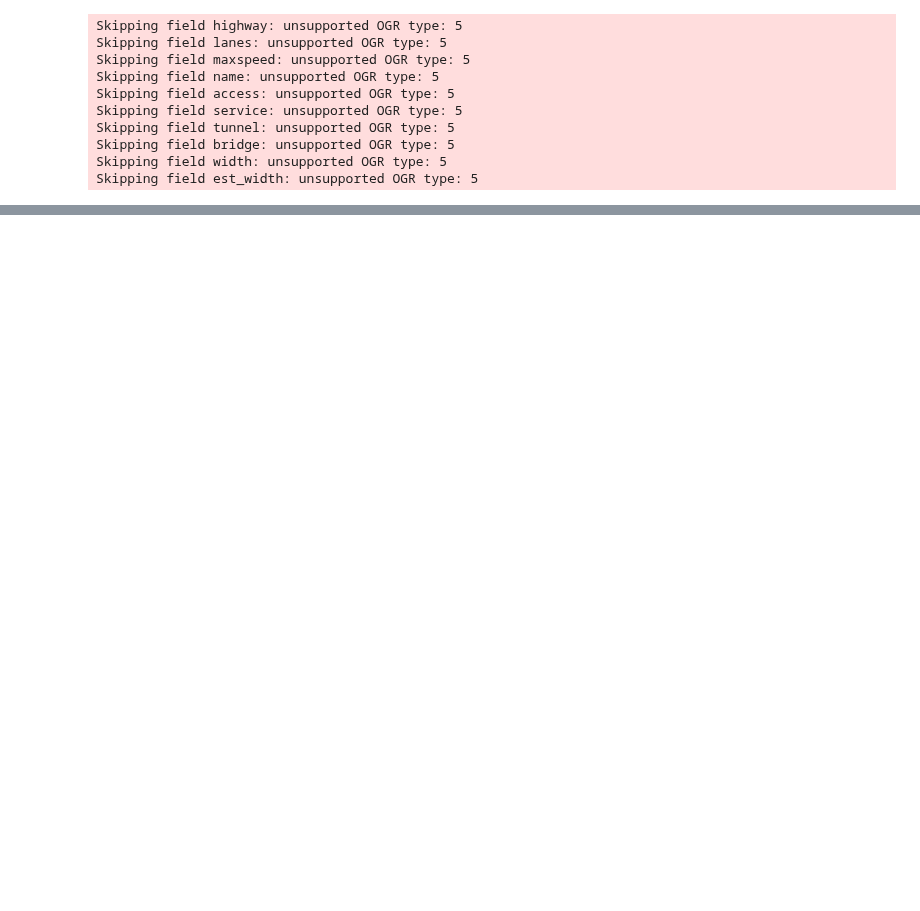
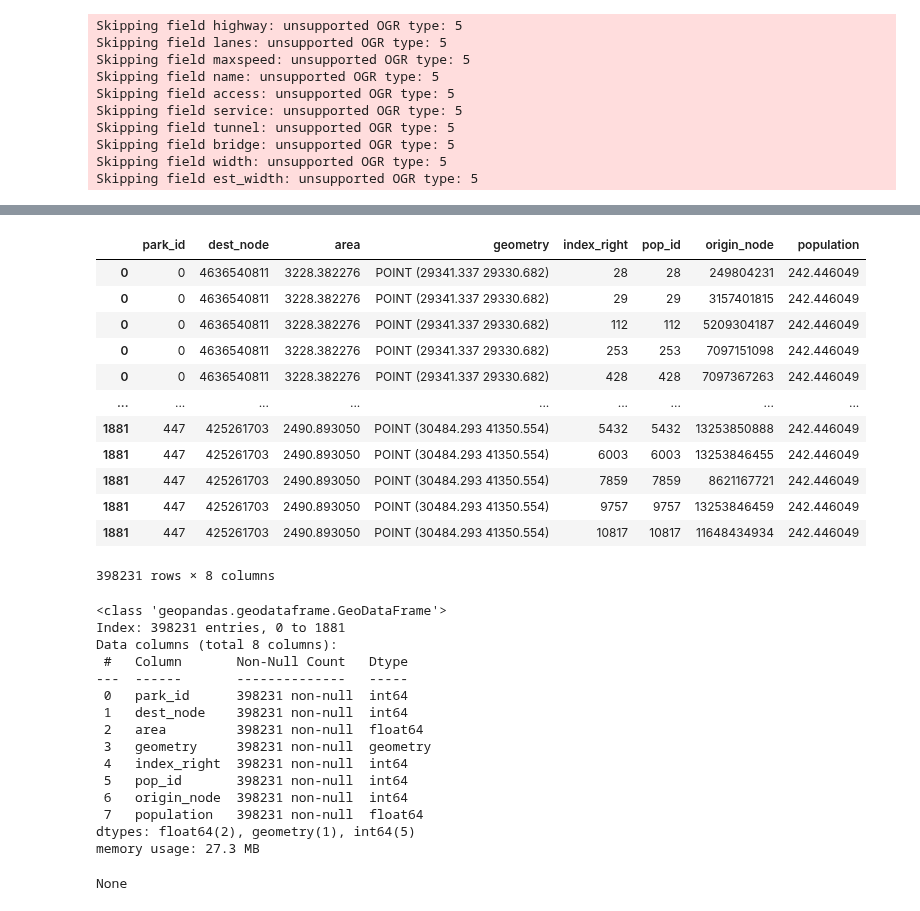
Before and after one commit to ziqiqiiii/Spatial_Equity_Analysis, a Jupyter notebook: notebooks/02_Network_Analysis.ipynb, the cells around one changed output, grey strips where cells are left out. Saved outputs shown, nothing was run; the diff lists cells and outputs as text; code cells hidden in the pictures; blank space fills up the shorter version.

Commit message:
chore - check for hdb_parks pairs

```diff
--- a/notebooks/02_Network_Analysis.ipynb
+++ b/notebooks/02_Network_Analysis.ipynb
@@ -56,12 +73,15 @@ park_connector = gpd.read_file(park_connector_file_path)
 cycling_paths = gpd.read_file(cycling_paths_file_path)
 # %%
 planning_area = planning_area.to_crs(CRS_PROJ)
-subzone = subzone.to_crs(CRS_PROJ)
 sport_facilities = sport_facilities.to_crs(CRS_PROJ)
 park_connector = park_connector.to_crs(CRS_PROJ)
 parks = parks.to_crs(CRS_PROJ)
 cycling_paths = cycling_paths.to_crs(CRS_PROJ)
 hdb = hdb.to_crs(CRS_PROJ)
+
+G_nodes_proj = G_nodes_proj.to_crs(CRS_PROJ)
+G_edges_proj = G_edges_proj.to_crs(CRS_PROJ)
+edges = G_edges_proj.union_all()
 # %%
 def facility_preprocessing(gdf_facilities):
     """
@@ -101,7 +121,15 @@ def population_preprocessing(gdf_pop):
 
     return gdf_pop
 # %%
-def _get_nearest_nodes(gdf, G_proj, geometry, column_name = 'node_id'):
-    gdf = ox.nearest_nodes(G_proj, geometry.x, geometry.y)
-    gdf_pop[column_name] = pop_nodes
+def assign_network_nodes(gdf, G_proj, column_name):
+    """
+    Snaps points in a GeoDataFrame to the nearest nodes in the graph.
+    Works for any point-based GDF (Population, Parks, Gyms).
+    """
+    # Ensure we are working with points (e.g. use centroids for polygons)
+    geom = gdf.geometry.centroid if any(gdf.geom_type != 'Point') else gdf.geometry
+
+    nodes = ox.nearest_nodes(G_proj, geom.x, geom.y)
+    gdf[column_name] = nodes
+    return gdf
 # %%
@@ -256,5 +266,18 @@ sport_facilities.head()
 # %%
 # 3. Calculate Network Distances (The Slow Part)
-df_od_pairs = get_network_distances(hdb, sport_facilities, G_proj)
+# df_od_pairs = get_network_distances(hdb, sport_facilities, G_proj)
+
+
+# 1. Assign Nodes
+hdb = assign_network_nodes(hdb, G_proj, 'origin_node')
+# sport_facilities = assign_network_nodes(sport_facilities, G_proj, 'dest_node')
+
+# # 2. Pre-filter (The updated function now carries 'origin_node' through)
+# pairs = filter_pairs_by_buffer(hdb, sport_facilities, demand_id='pop_id', supply_id='facility_id')
+
+# # 3. Calculate Network Distances
+# df_od_pairs = calculate_batch_distances( pairs, G_proj, threshold=DISTANCE_THRESHOLD)
+
+# display(df_od_pairs.head())
 # %%
 # 4. Compute Score
@@ -403,3 +389,3 @@ final_map.plot(column='2sfca_score', legend=True, cmap='viridis', figsize=(10, 1
 # %%
-# green_access = parks_preprocessing(parks)
-# green_access.head()
+green_access = parks_preprocessing(parks)
+green_access.head()
@@ -407,0 +436,36 @@ final_map.plot(column='2sfca_score', legend=True, cmap='viridis', figsize=(10, 1
+# %%
+green_access = assign_network_nodes(green_access, G_proj, 'dest_node')
+pairs = filter_pairs_by_buffer(hdb, green_access, demand_id='pop_id', supply_id='park_id', supply_weight='area')
+
+display(pairs)
+display(pairs.info())
+# %% [output]
+|  | park_id | dest_node | area | geometry | index_right | pop_id | origin_node | population |
+| 0 | 0 | 4636540811 | 3228.382276 | POINT (29341.337 29330.682) | 28 | 28 | 249804231 | 242.446049 |
+| 0 | 0 | 4636540811 | 3228.382276 | POINT (29341.337 29330.682) | 29 | 29 | 3157401815 | 242.446049 |
+| 0 | 0 | 4636540811 | 3228.382276 | POINT (29341.337 29330.682) | 112 | 112 | 5209304187 | 242.446049 |
+| 0 | 0 | 4636540811 | 3228.382276 | POINT (29341.337 29330.682) | 253 | 253 | 7097151098 | 242.446049 |
+| 0 | 0 | 4636540811 | 3228.382276 | POINT (29341.337 29330.682) | 428 | 428 | 7097367263 | 242.446049 |
+| ... | ... | ... | ... | ... | ... | ... | ... | ... |
+| 1881 | 447 | 425261703 | 2490.893050 | POINT (30484.293 41350.554) | 5432 | 5432 | 13253850888 | 242.446049 |
+| 1881 | 447 | 425261703 | 2490.893050 | POINT (30484.293 41350.554) | 6003 | 6003 | 13253846455 | 242.446049 |
+| 1881 | 447 | 425261703 | 2490.893050 | POINT (30484.293 41350.554) | 7859 | 7859 | 8621167721 | 242.446049 |
+| 1881 | 447 | 425261703 | 2490.893050 | POINT (30484.293 41350.554) | 9757 | 9757 | 13253846459 | 242.446049 |
+| 1881 | 447 | 425261703 | 2490.893050 | POINT (30484.293 41350.554) | 10817 | 10817 | 11648434934 | 242.446049 |
+398231 rows × 8 columns
+<class 'geopandas.geodataframe.GeoDataFrame'>
+Index: 398231 entries, 0 to 1881
+Data columns (total 8 columns):
+ #   Column       Non-Null Count   Dtype
+---  ------       --------------   -----
+ 0   park_id      398231 non-null  int64
+ 1   dest_node    398231 non-null  int64
+ 2   area         398231 non-null  float64
+ 3   geometry     398231 non-null  geometry
+ 4   index_right  398231 non-null  int64
+ 5   pop_id       398231 non-null  int64
+ 6   origin_node  398231 non-null  int64
+ 7   population   398231 non-null  float64
+dtypes: float64(2), geometry(1), int64(5)
+memory usage: 27.3 MB
+None
```
Also changed, not shown: parts of 26 cells of this notebook, 1 other file.
